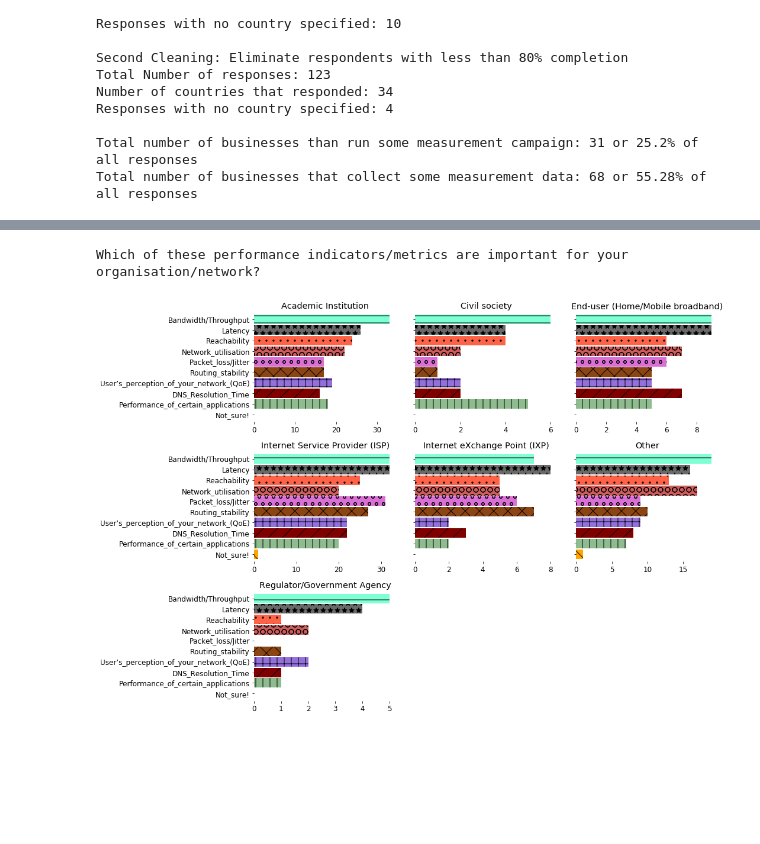
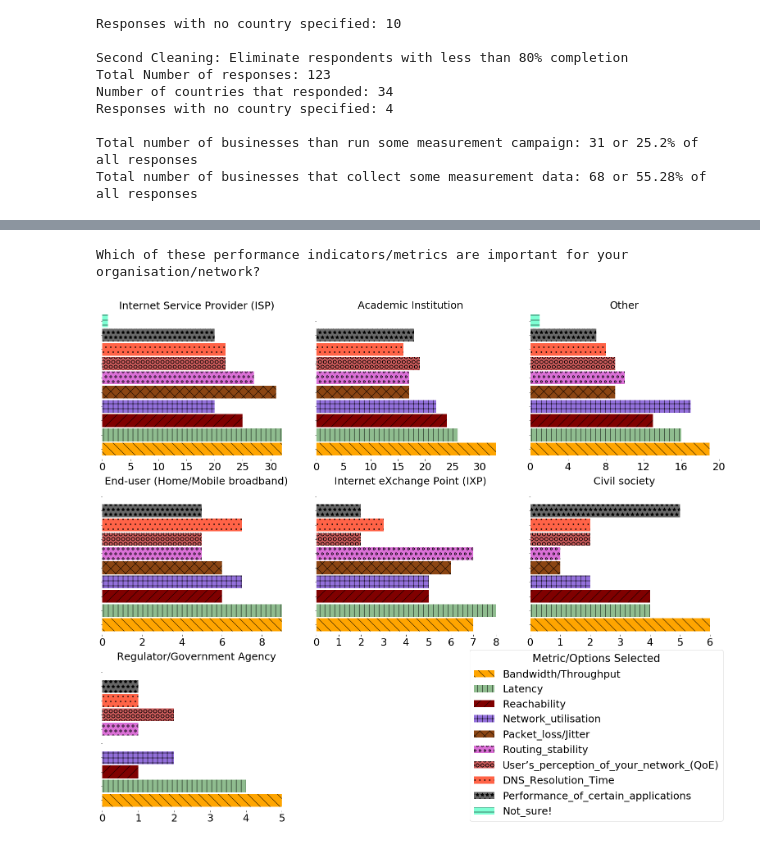
Before and after one commit to AFRINIC-Labs/Africa_Internet_Measurement_Survey, a Jupyter notebook: survey_analysis.ipynb, the cells around one changed output, grey strips where cells are left out. Cells and saved outputs as stored; diff of their text form; code cells hidden in the pictures; blank space fills up the shorter version.

```diff
--- a/survey_analysis.ipynb
+++ b/survey_analysis.ipynb
@@ -346,6 +347,7 @@ def metrics():
     reg = len(df2.loc['Regulator/Government Agency'])
     end_user = len(df2.loc['End-user (Home/Mobile broadband)'])
     other = len(df2.loc['Other'])
+    #df2.reset_index(inplace=True)
 
     #Extract the required headings
     for col in df2.columns:
@@ -355,11 +357,16 @@ def metrics():
         df2.rename(columns={col:name}, inplace=True)
 
     df2.drop(['Other'], axis=1, inplace=True)
+    '''df2['Other'] = df2['Other'].notnull().astype(int)
+    df2.fillna(value={'Other':0}, inplace=True)'''
+
     df3 = df2.groupby(level=0, as_index=True).sum()
 
 
     df3.loc['Total',:]= df3.sum(axis=0)
-    df3=df3[df3.iloc[-1,:].sort_values().index]
+    df3=df3[df3.iloc[-1,:].sort_values(ascending=False).index]
+    df3['Total'] = df3.sum(axis=1)
+    df3 = df3.sort_values(by='Total', ascending=False)
 
     i = j = roundcounter = 0
     patterns = ['\\', '|', '/', '+', 'x', 'o', 'O', '.', '*', '-']
@@ -369,41 +376,52 @@ def metrics():
     fig, axes = plt.subplots(3,3, sharex=False, sharey=True)
     print("\nWhich of these performance indicators/metrics are important for your organisation/network?\n\n")
 
-    for col in df3[:-1].index:
-        bars = df3.loc[col].plot.barh(width=.9, figsize=(15, 10), color=color, title=df3.loc[col].name,
-                                      ax=axes[i, j])
+    #Plot the graphs
+    for col in df3[1:].index:
+        bars = df3.loc[col].drop(['Total']).plot.barh(width=.9, figsize=(22, 18), color=color, ax=axes[i, j])
+
+        axes[i, j].set_title(df3.loc[col].name, fontdict={'fontsize': 25, 'fontweight': 'medium'})
+        axes[i, j].get_yaxis().set_ticklabels([])
+
+        for tick in axes[i, j].xaxis.get_major_ticks():
+                tick.label.set_fontsize(25)
 
         for spine in axes[i, j].spines:
             axes[i, j].spines[spine].set_visible(False)
 
         for bar, pattern in zip(bars.patches, patterns):
             bar.set_hatch(pattern)
-        fig.tight_layout()
 
         if j==2:
             if roundcounter==0:
                 roundcounter+=1
                 i=1
                 j=0
             elif roundcounter==1:
                 roundcounter+=1
                 j=0
                 i=2
             elif roundcounter==2:
                 i=2
                 j=0
-
         elif j==1 or j==0:
                 j+=1
 
+    axes[0, 2].set_xticks([0, 4, 8, 12, 16, 20], minor=False)
     axes[2, 1].axis('off')
     axes[2, 2].axis('off')
 
-    plt.savefig('figures/metrics.png')
+    labels = df3.loc['Academic Institution'].drop(['Total']).index.tolist()
+    handles = [rect for rect in bars.get_children() if isinstance(rect, mpl.patches.Rectangle)]
+    legend = fig.legend(handles, labels, loc=4, fontsize=25)
+    legend.set_title('Metric/Options Selected',prop={'size':26})
+
+    plt.savefig('figures/metrics.png', bbox_inches="tight")
+    fig.tight_layout()
     plt.show()
 
     return
 metrics()
 # %% [output]
 Which of these performance indicators/metrics are important for your organisation/network?
-[figure, old version]
+[figure, new version]
```
Also changed, not shown: parts of 4 cells of this notebook.
